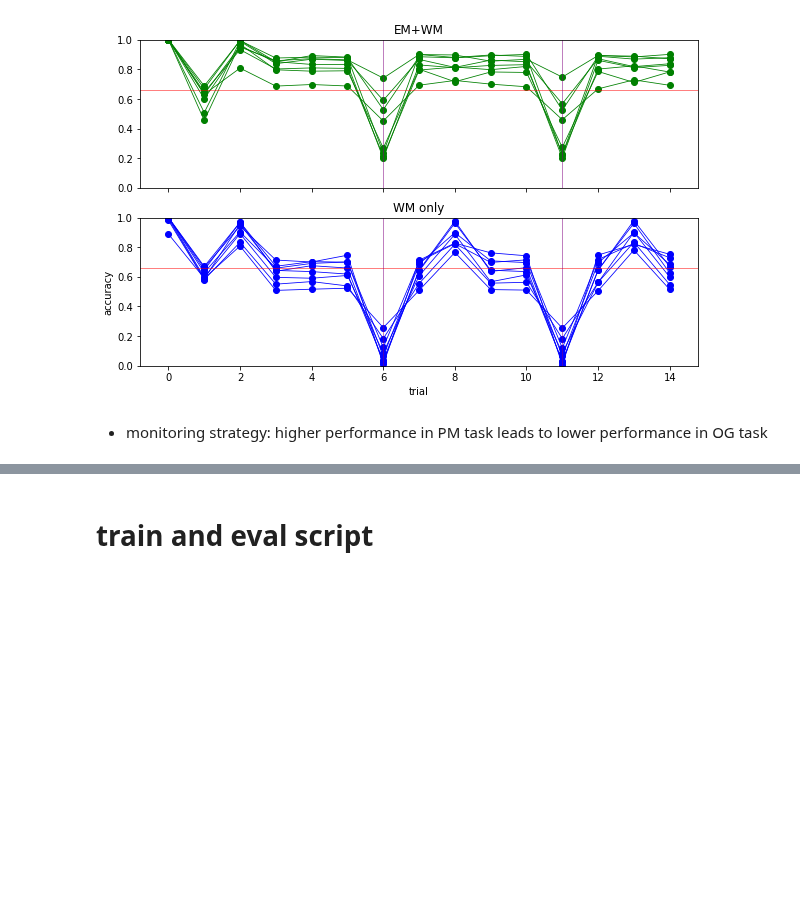
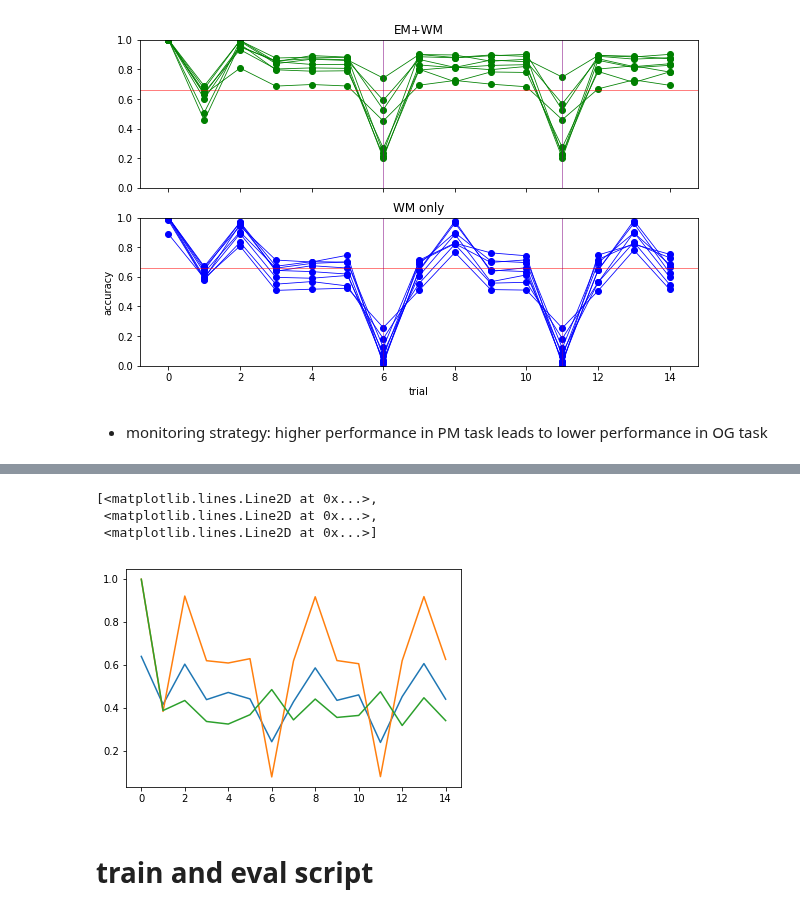
Before and after one commit to andrebeu/PM, a Jupyter notebook: pmtask.ipynb, the cells around one changed output, grey strips where cells are left out. Drawn from its saved outputs; the diff is of its cells as text; code cells hidden in the pictures; blank space fills up the shorter version.

```diff
--- a/pmtask.ipynb
+++ b/pmtask.ipynb
@@ -152,3 +169,10 @@ plt.savefig('figures/individual_difference_in_monitoring_costs')
+# %%
+plt.plot(accD[20].T)
+# %% [output]
+[<matplotlib.lines.Line2D at 0x...>,
+ <matplotlib.lines.Line2D at 0x...>,
+ <matplotlib.lines.Line2D at 0x...>]
+[figure, added]
 # %% [markdown]
 # train and eval script
 # %%
```
Also changed, not shown: parts of 5 cells of this notebook, 4 other files.
